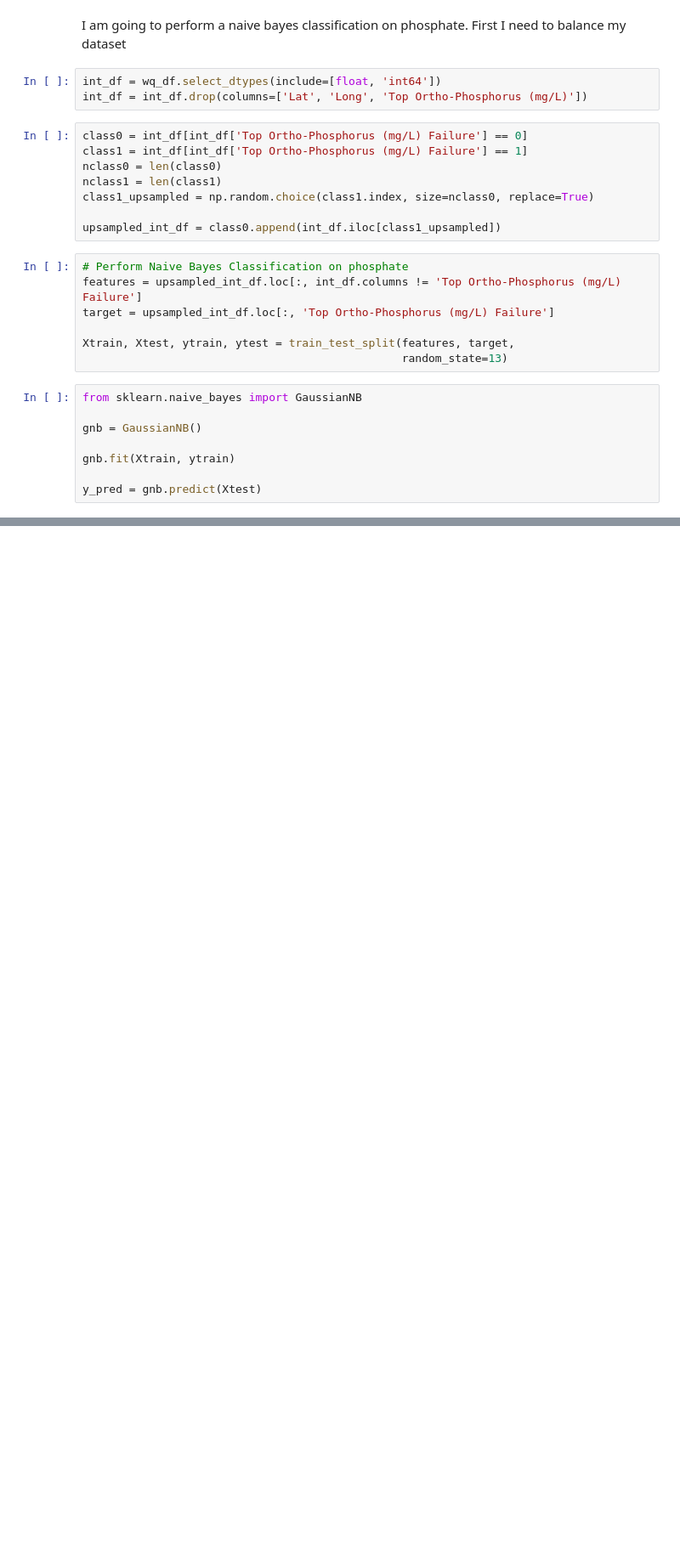
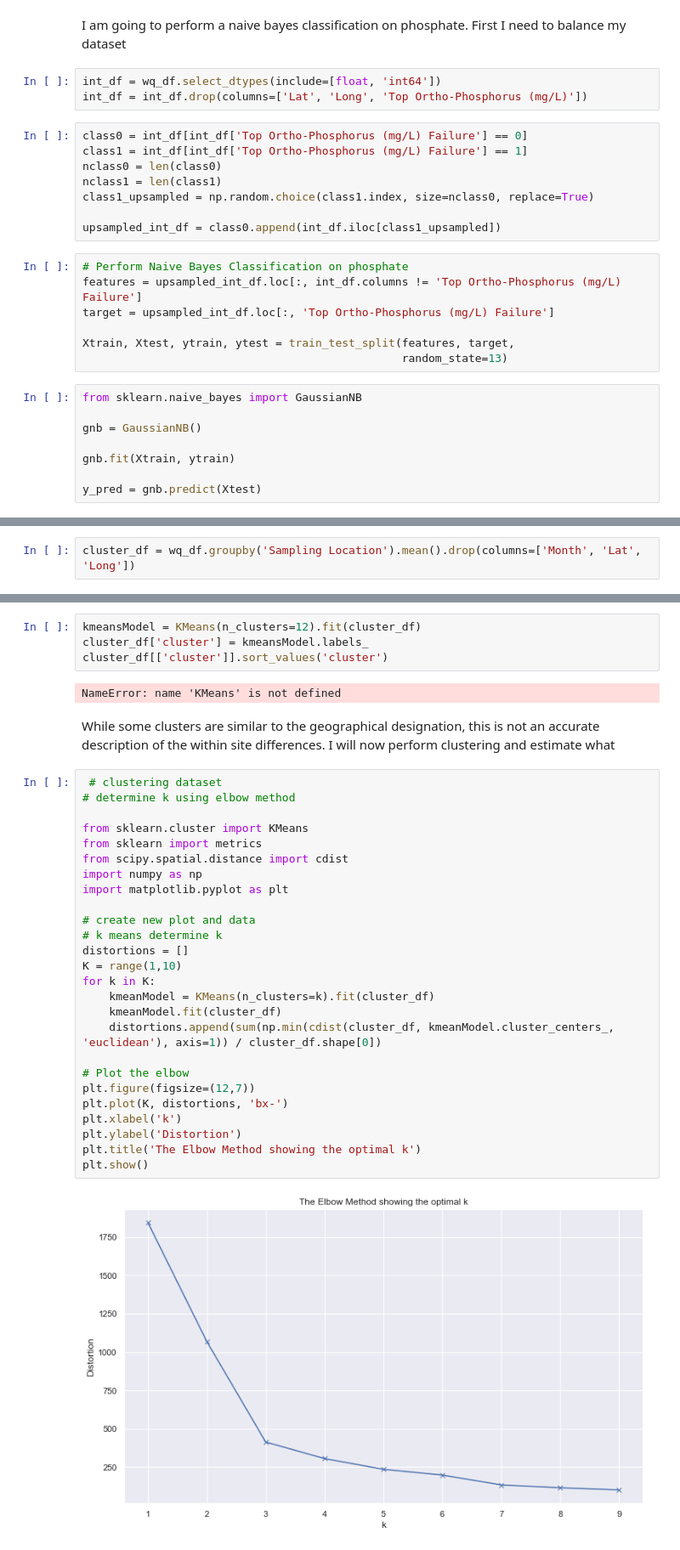
Before and after one commit to dradamski/capstone-two, a Jupyter notebook: notebooks/create_network.ipynb, the cells around one changed output, grey strips where cells are left out. Shown at 85% size. Cells and saved outputs as stored; diff of their text form; blank space fills up the shorter version.

Commit message:
performed cluster analysis of dataset. compared original data groupings by geography with clustering algorithm groupings

```diff
--- a/notebooks/create_network.ipynb
+++ b/notebooks/create_network.ipynb
@@ -291,0 +286,2 @@ take clusters and see which sites are the strongest predictor of cluster failure
+# %%
+cluster_df = wq_df.groupby('Sampling Location').mean().drop(columns=['Month', 'Lat', 'Long'])
@@ -291,0 +290,36 @@ take clusters and see which sites are the strongest predictor of cluster failure
+# %%
+kmeansModel = KMeans(n_clusters=12).fit(cluster_df)
+cluster_df['cluster'] = kmeansModel.labels_
+cluster_df[['cluster']].sort_values('cluster')
+# %% [output]
+NameError: name 'KMeans' is not defined
+# %% [markdown]
+While some clusters are similar to the geographical designation, this is not an accurate description of the within site differences. I will now perform clustering and estimate what
+# %%
+ # clustering dataset
+# determine k using elbow method
+
+from sklearn.cluster import KMeans
+from sklearn import metrics
+from scipy.spatial.distance import cdist
+import numpy as np
+import matplotlib.pyplot as plt
+
+# create new plot and data
+# k means determine k
+distortions = []
+K = range(1,10)
+for k in K:
+    kmeanModel = KMeans(n_clusters=k).fit(cluster_df)
+    kmeanModel.fit(cluster_df)
+    distortions.append(sum(np.min(cdist(cluster_df, kmeanModel.cluster_centers_, 'euclidean'), axis=1)) / cluster_df.shape[0])
+
+# Plot the elbow
+plt.figure(figsize=(12,7))
+plt.plot(K, distortions, 'bx-')
+plt.xlabel('k')
+plt.ylabel('Distortion')
+plt.title('The Elbow Method showing the optimal k')
+plt.show()
+# %% [output]
+[figure, added]
```
Also changed, not shown: parts of 13 cells of this notebook.
